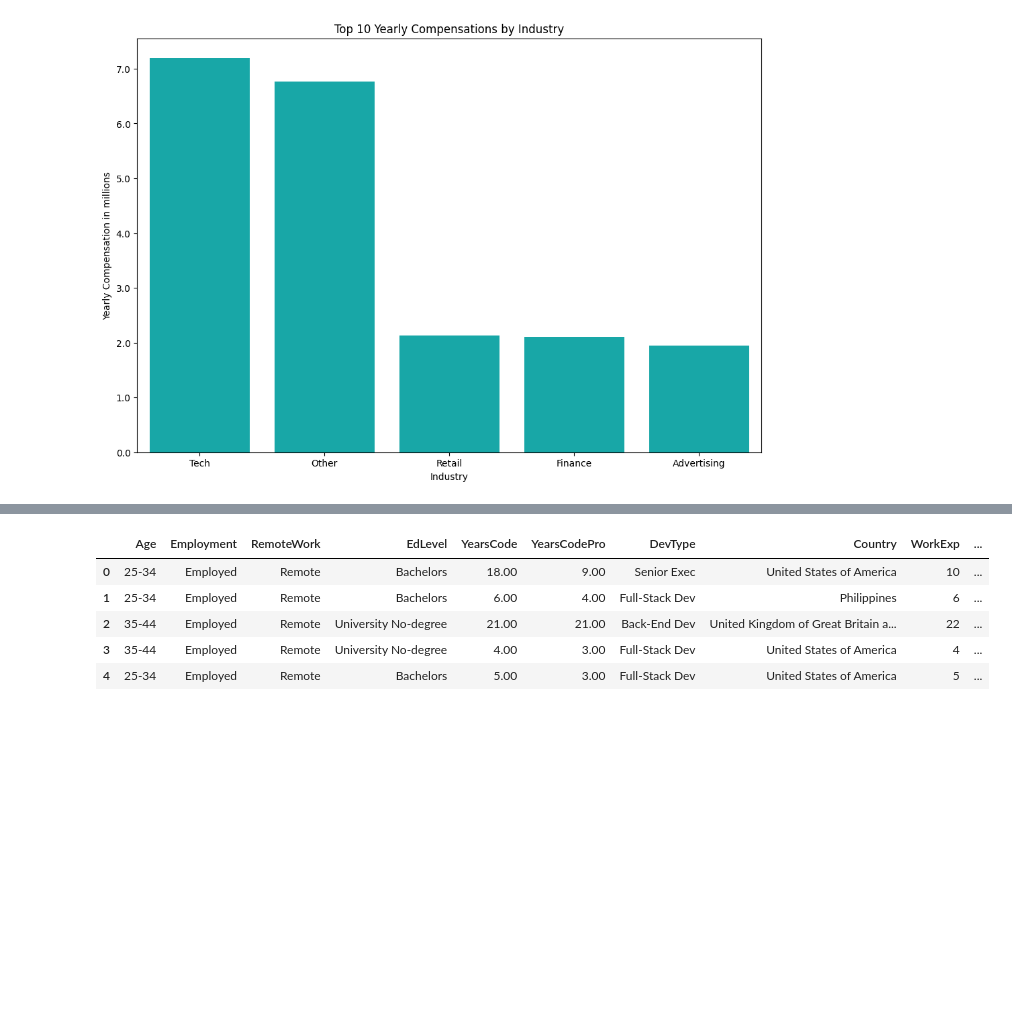
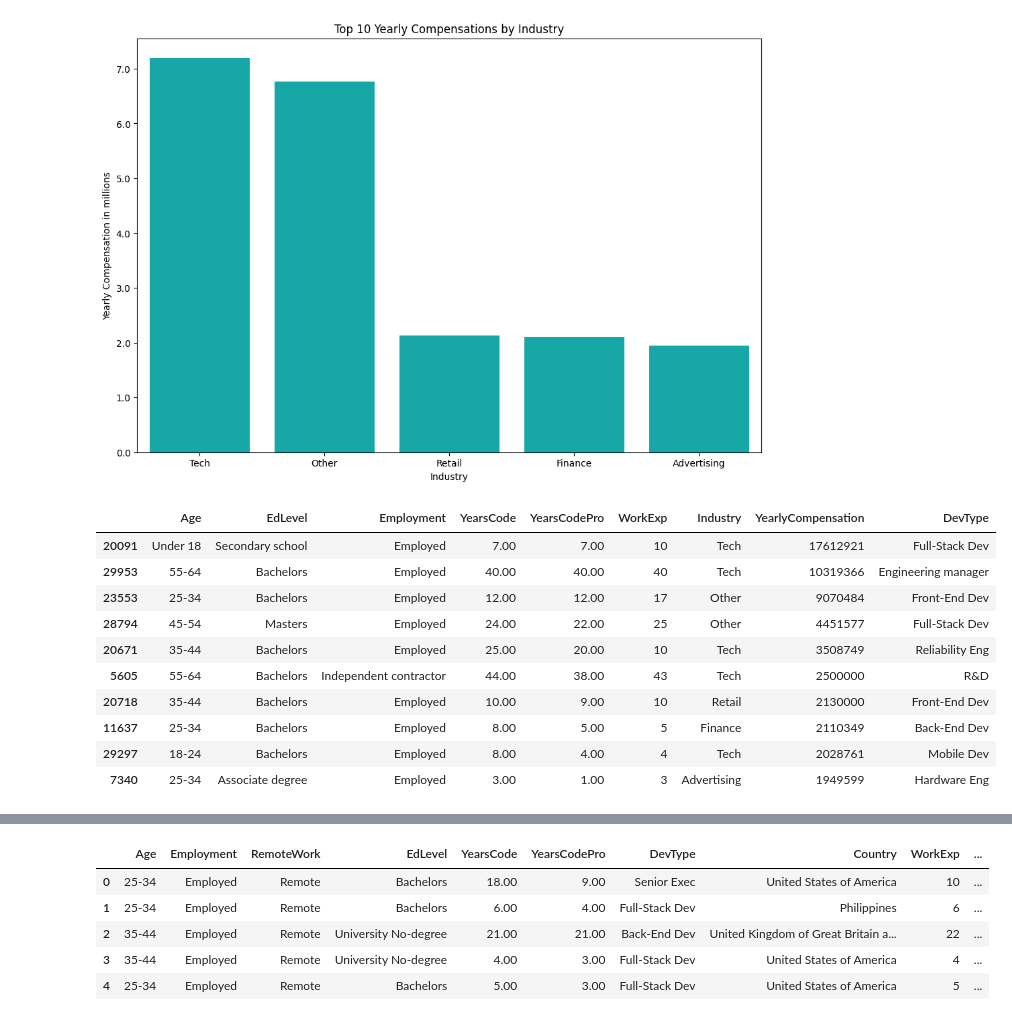
Before and after one commit to see-3pO/2022-Stack-Overflow-Survey-Analysis, a Jupyter notebook: developer_survey_analysis.ipynb, the cells around one changed output, grey strips where cells are left out. Cells and saved outputs as stored; diff of their text form; code cells hidden in the pictures; blank space fills up the shorter version.

```diff
--- a/developer_survey_analysis.ipynb
+++ b/developer_survey_analysis.ipynb
@@ -253,3 +301,17 @@ ax.yaxis.set_minor_formatter(NullFormatter())
 plt.show()
 # %% [output]
 [figure]
+# %%
+top_compensations[["Age","EdLevel","Employment","YearsCode","YearsCodePro","WorkExp","Industry","YearlyCompensation","DevType"]]
+# %% [output]
+|  | Age | EdLevel | Employment | YearsCode | YearsCodePro | WorkExp | Industry | YearlyCompensation | DevType |
+| 20091 | Under 18 | Secondary school | Employed | 7.00 | 7.00 | 10 | Tech | 17612921 | Full-Stack Dev |
+| 29953 | 55-64 | Bachelors | Employed | 40.00 | 40.00 | 40 | Tech | 10319366 | Engineering manager |
+| 23553 | 25-34 | Bachelors | Employed | 12.00 | 12.00 | 17 | Other | 9070484 | Front-End Dev |
+| 28794 | 45-54 | Masters | Employed | 24.00 | 22.00 | 25 | Other | 4451577 | Full-Stack Dev |
+| 20671 | 35-44 | Bachelors | Employed | 25.00 | 20.00 | 10 | Tech | 3508749 | Reliability Eng |
+| 5605 | 55-64 | Bachelors | Independent contractor | 44.00 | 38.00 | 43 | Tech | 2500000 | R&D |
+| 20718 | 35-44 | Bachelors | Employed | 10.00 | 9.00 | 10 | Retail | 2130000 | Front-End Dev |
+| 11637 | 25-34 | Bachelors | Employed | 8.00 | 5.00 | 5 | Finance | 2110349 | Back-End Dev |
+| 29297 | 18-24 | Bachelors | Employed | 8.00 | 4.00 | 4 | Tech | 2028761 | Mobile Dev |
+| 7340 | 25-34 | Associate degree | Employed | 3.00 | 1.00 | 3 | Advertising | 1949599 | Hardware Eng |
```
Also changed, not shown: parts of 57 cells of this notebook, 1 other file.
